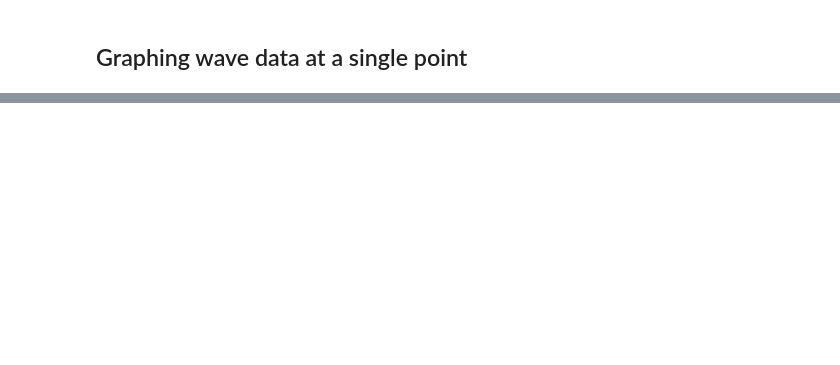
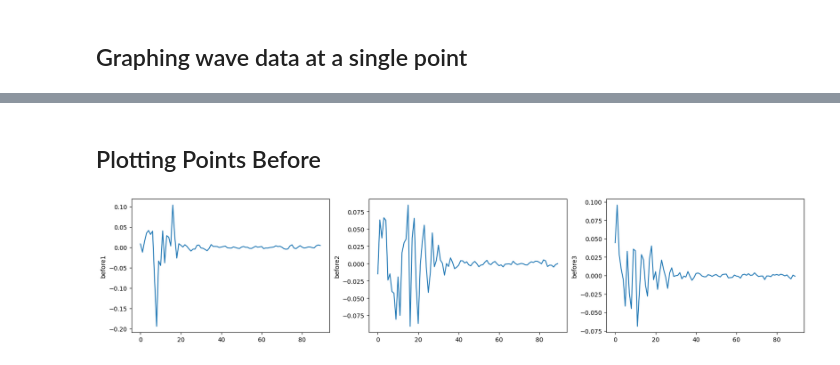
Before and after one commit to alexpopester/Shakeitoff, a Jupyter notebook: speed.ipynb, the cells around one changed output, grey strips where cells are left out. Cells and saved outputs as stored; diff of their text form; code cells hidden in the pictures; blank space fills up the shorter version.

Commit message:
Plotted the points

```diff
--- a/speed.ipynb
+++ b/speed.ipynb
@@ -143,0 +206,11 @@ df
+# %% [markdown]
+## Plotting Points Before
+# %%
+fig, ax =plt.subplots(1,3, figsize=(20,4))
+sns.lineplot(df.before1, ax=ax[0])
+sns.lineplot(df.before2, ax=ax[1])
+sns.lineplot(df.before3, ax=ax[2])
+
+plt.show()
+# %% [output]
+[figure, added]
```
Also changed, not shown: parts of 12 cells of this notebook.
